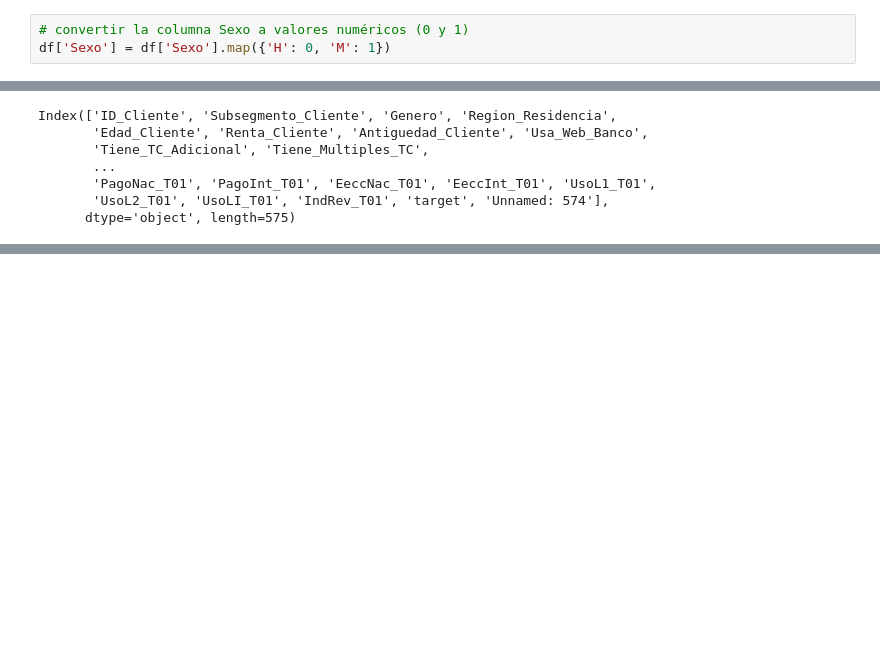
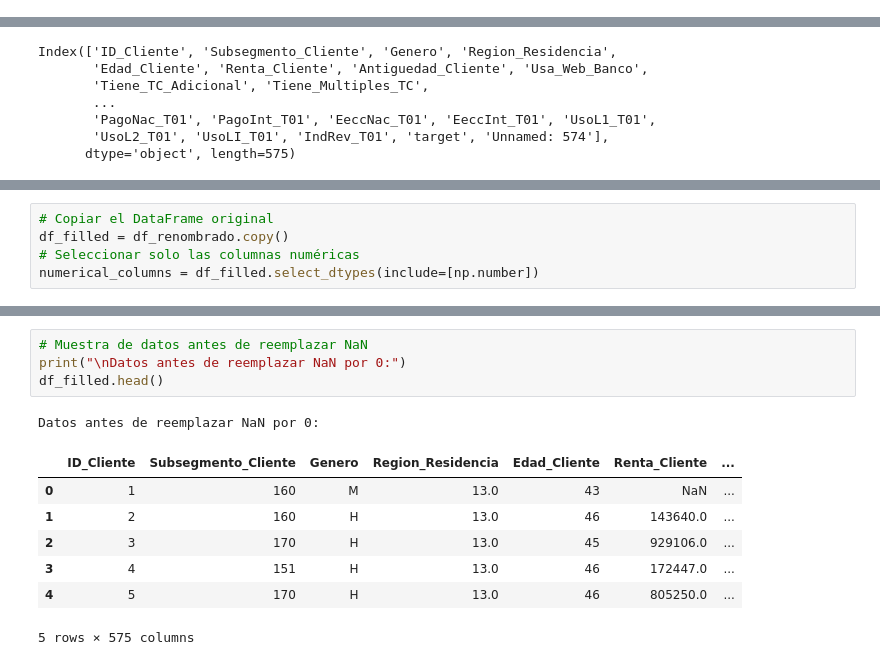
Before and after one commit to jpfuentesv89/TransversalMachineLearning, a Jupyter notebook: MonopolyDormammu.ipynb, the cells around one changed output, grey strips where cells are left out. Drawn from its saved outputs; the diff is of its cells as text; blank space fills up the shorter version.

```diff
--- a/MonopolyDormammu.ipynb
+++ b/MonopolyDormammu.ipynb
@@ -122,9 +139,6 @@ Sexo
 H    27410
 M    23713
 Name: count, dtype: int64
-# %%
-# convertir la columna Sexo a valores numéricos (0 y 1)
-df['Sexo'] = df['Sexo'].map({'H': 0, 'M': 1})
 # %% [markdown]
 ### Cambiaremos los nombres de atributos a un nombre más fácil de entender en español y que explique por sí solo el contenido de el target
 # %%
@@ -182,0 +203,5 @@ Index(['ID_Cliente', 'Subsegmento_Cliente', 'Genero', 'Region_Residencia',
+# %%
+# Copiar el DataFrame original
+df_filled = df_renombrado.copy()
+# Seleccionar solo las columnas numéricas
+numerical_columns = df_filled.select_dtypes(include=[np.number])
@@ -182,0 +227,13 @@ Index(['ID_Cliente', 'Subsegmento_Cliente', 'Genero', 'Region_Residencia',
+# %%
+# Muestra de datos antes de reemplazar NaN
+print("\nDatos antes de reemplazar NaN por 0:")
+df_filled.head()
+# %% [output]
+Datos antes de reemplazar NaN por 0:
+|  | ID_Cliente | Subsegmento_Cliente | Genero | Region_Residencia | Edad_Cliente | Renta_Cliente | ... |
+| 0 | 1 | 160 | M | 13.0 | 43 | NaN | ... |
+| 1 | 2 | 160 | H | 13.0 | 46 | 143640.0 | ... |
+| 2 | 3 | 170 | H | 13.0 | 45 | 929106.0 | ... |
+| 3 | 4 | 151 | H | 13.0 | 46 | 172447.0 | ... |
+| 4 | 5 | 170 | H | 13.0 | 46 | 805250.0 | ... |
+5 rows × 575 columns
```
Also changed, not shown: parts of 25 cells of this notebook.
